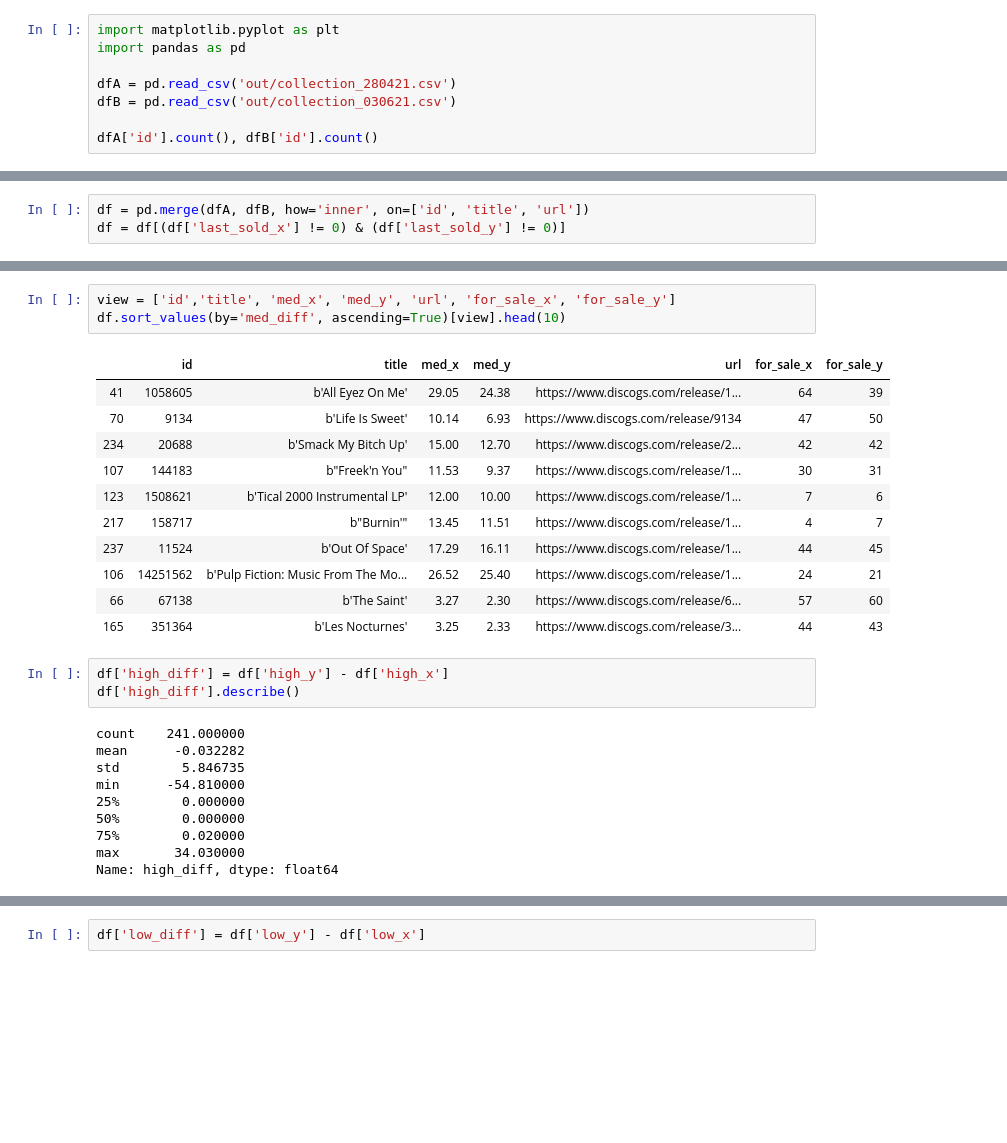
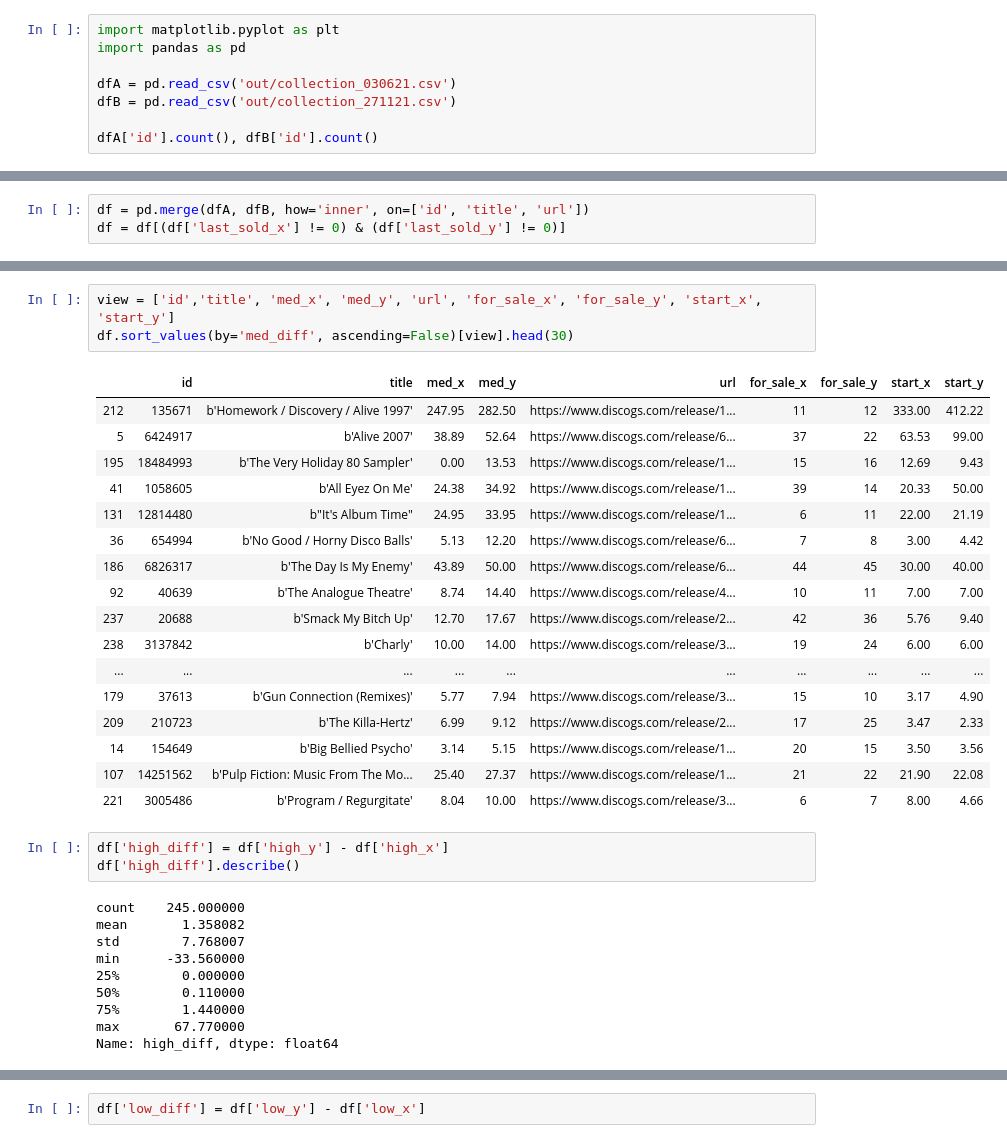
Before and after one commit to jrezmo/discogs_collection_review, a Jupyter notebook: compare.ipynb, the cells around one changed output, grey strips where cells are left out. Cells and saved outputs as stored; diff of their text form; blank space fills up the shorter version.

Commit message:
update collection, add start price to compare

```diff
--- a/compare.ipynb
+++ b/compare.ipynb
@@ -2,8 +2,8 @@
 import matplotlib.pyplot as plt
 import pandas as pd
 
-dfA = pd.read_csv('out/collection_280421.csv')
-dfB = pd.read_csv('out/collection_030621.csv')
+dfA = pd.read_csv('out/collection_030621.csv')
+dfB = pd.read_csv('out/collection_271121.csv')
 
 dfA['id'].count(), dfB['id'].count()
 # %% [output]
@@ -37,29 +47,35 @@ Name: med_diff, dtype: float64
 # %%
-view = ['id','title', 'med_x', 'med_y', 'url', 'for_sale_x', 'for_sale_y']
-df.sort_values(by='med_diff', ascending=True)[view].head(10)
+view = ['id','title', 'med_x', 'med_y', 'url', 'for_sale_x', 'for_sale_y', 'start_x', 'start_y']
+df.sort_values(by='med_diff', ascending=False)[view].head(30)
 # %% [output]
-|  | id | title | med_x | med_y | url | for_sale_x | for_sale_y |
-| 41 | 1058605 | b'All Eyez On Me' | 29.05 | 24.38 | https://www.discogs.com/release/1... | 64 | 39 |
-| 70 | 9134 | b'Life Is Sweet' | 10.14 | 6.93 | https://www.discogs.com/release/9134 | 47 | 50 |
-| 234 | 20688 | b'Smack My Bitch Up' | 15.00 | 12.70 | https://www.discogs.com/release/2... | 42 | 42 |
-| 107 | 144183 | b"Freek'n You" | 11.53 | 9.37 | https://www.discogs.com/release/1... | 30 | 31 |
-| 123 | 1508621 | b'Tical 2000 Instrumental LP' | 12.00 | 10.00 | https://www.discogs.com/release/1... | 7 | 6 |
-| 217 | 158717 | b"Burnin'" | 13.45 | 11.51 | https://www.discogs.com/release/1... | 4 | 7 |
-| 237 | 11524 | b'Out Of Space' | 17.29 | 16.11 | https://www.discogs.com/release/1... | 44 | 45 |
-| 106 | 14251562 | b'Pulp Fiction: Music From The Mo... | 26.52 | 25.40 | https://www.discogs.com/release/1... | 24 | 21 |
-| 66 | 67138 | b'The Saint' | 3.27 | 2.30 | https://www.discogs.com/release/6... | 57 | 60 |
-| 165 | 351364 | b'Les Nocturnes' | 3.25 | 2.33 | https://www.discogs.com/release/3... | 44 | 43 |
+|  | id | title | med_x | med_y | url | for_sale_x | for_sale_y | start_x | start_y |
+| 212 | 135671 | b'Homework / Discovery / Alive 1997' | 247.95 | 282.50 | https://www.discogs.com/release/1... | 11 | 12 | 333.00 | 412.22 |
+| 5 | 6424917 | b'Alive 2007' | 38.89 | 52.64 | https://www.discogs.com/release/6... | 37 | 22 | 63.53 | 99.00 |
+| 195 | 18484993 | b'The Very Holiday 80 Sampler' | 0.00 | 13.53 | https://www.discogs.com/release/1... | 15 | 16 | 12.69 | 9.43 |
+| 41 | 1058605 | b'All Eyez On Me' | 24.38 | 34.92 | https://www.discogs.com/release/1... | 39 | 14 | 20.33 | 50.00 |
+| 131 | 12814480 | b"It's Album Time" | 24.95 | 33.95 | https://www.discogs.com/release/1... | 6 | 11 | 22.00 | 21.19 |
+| 36 | 654994 | b'No Good / Horny Disco Balls' | 5.13 | 12.20 | https://www.discogs.com/release/6... | 7 | 8 | 3.00 | 4.42 |
+| 186 | 6826317 | b'The Day Is My Enemy' | 43.89 | 50.00 | https://www.discogs.com/release/6... | 44 | 45 | 30.00 | 40.00 |
+| 92 | 40639 | b'The Analogue Theatre' | 8.74 | 14.40 | https://www.discogs.com/release/4... | 10 | 11 | 7.00 | 7.00 |
+| 237 | 20688 | b'Smack My Bitch Up' | 12.70 | 17.67 | https://www.discogs.com/release/2... | 42 | 36 | 5.76 | 9.40 |
+| 238 | 3137842 | b'Charly' | 10.00 | 14.00 | https://www.discogs.com/release/3... | 19 | 24 | 6.00 | 6.00 |
+| ... | ... | ... | ... | ... | ... | ... | ... | ... | ... |
+| 179 | 37613 | b'Gun Connection (Remixes)' | 5.77 | 7.94 | https://www.discogs.com/release/3... | 15 | 10 | 3.17 | 4.90 |
+| 209 | 210723 | b'The Killa-Hertz' | 6.99 | 9.12 | https://www.discogs.com/release/2... | 17 | 25 | 3.47 | 2.33 |
+| 14 | 154649 | b'Big Bellied Psycho' | 3.14 | 5.15 | https://www.discogs.com/release/1... | 20 | 15 | 3.50 | 3.56 |
+| 107 | 14251562 | b'Pulp Fiction: Music From The Mo... | 25.40 | 27.37 | https://www.discogs.com/release/1... | 21 | 22 | 21.90 | 22.08 |
+| 221 | 3005486 | b'Program / Regurgitate' | 8.04 | 10.00 | https://www.discogs.com/release/3... | 6 | 7 | 8.00 | 4.66 |
 # %%
 df['high_diff'] = df['high_y'] - df['high_x']
 df['high_diff'].describe()
 # %% [output]
-count    241.000000
-mean      -0.032282
-std        5.846735
-min      -54.810000
+count    245.000000
+mean       1.358082
+std        7.768007
+min      -33.560000
 25%        0.000000
-50%        0.000000
-75%        0.020000
-max       34.030000
+50%        0.110000
+75%        1.440000
+max       67.770000
 Name: high_diff, dtype: float64
 # %%
```
Also changed, not shown: parts of 7 cells of this notebook, 1 other file.
